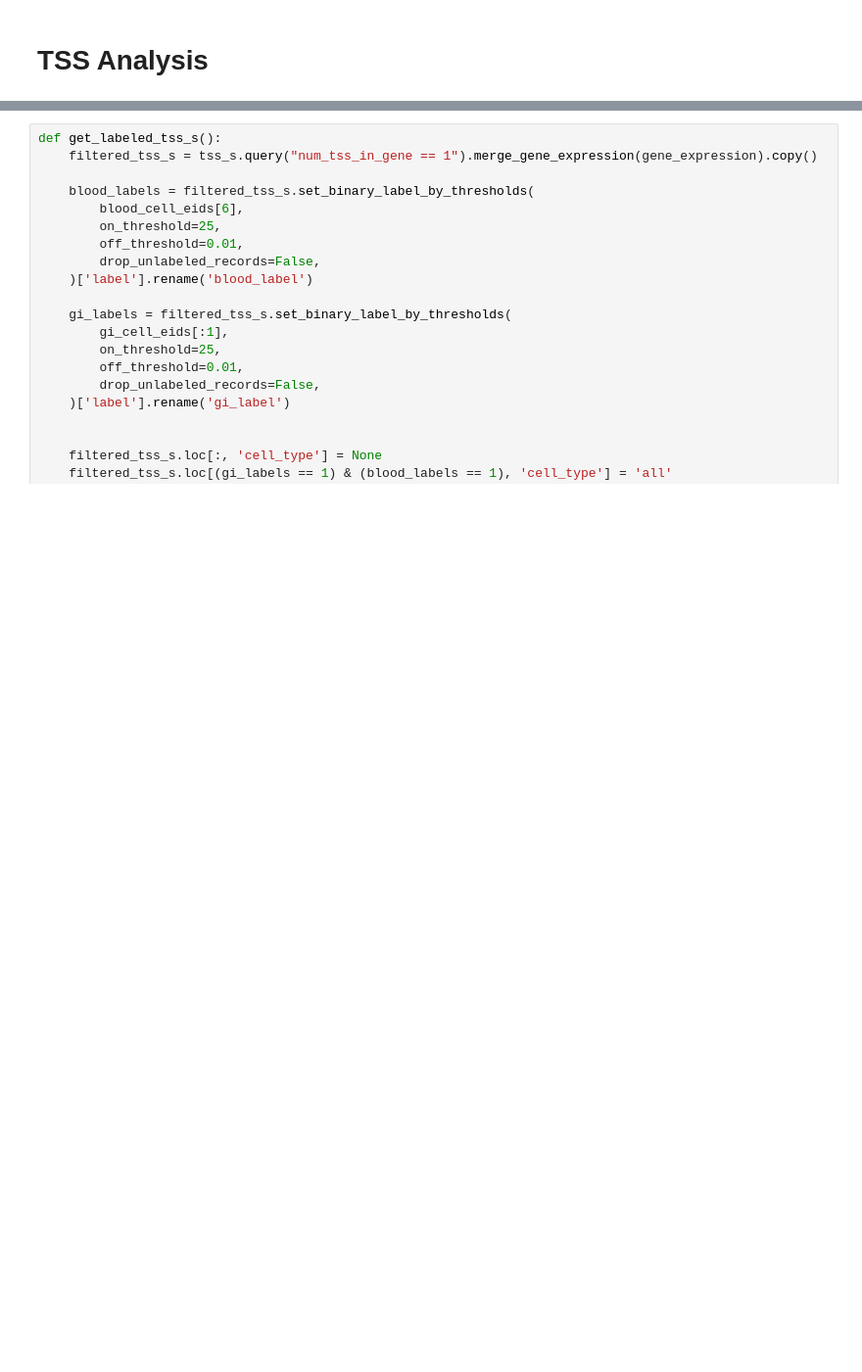
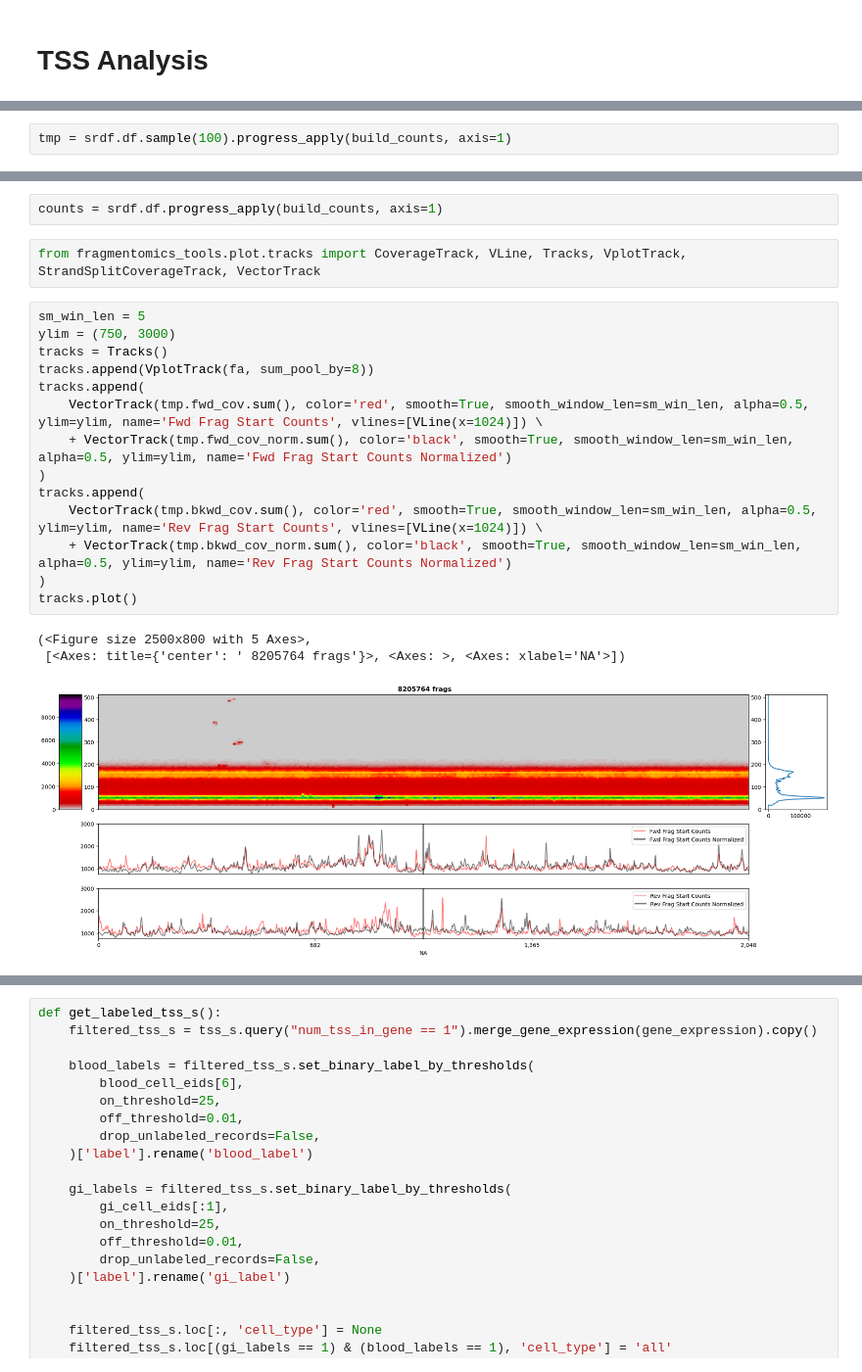
Before and after one commit to nboley/fragmentomics_tools, a Jupyter notebook: notebooks/karius/MVP_TSS_analysis.ipynb, the cells around one changed output, grey strips where cells are left out. Shown at 98% size. Cells and saved outputs as stored; diff of their text form; blank space fills up the shorter version.

```diff
--- a/notebooks/karius/MVP_TSS_analysis.ipynb
+++ b/notebooks/karius/MVP_TSS_analysis.ipynb
@@ -101,0 +226,2 @@ fa = merge_fragment_arrays(srdf.df.fragment_array)
+# %%
+tmp = srdf.df.sample(100).progress_apply(build_counts, axis=1)
@@ -101,0 +266,22 @@ fa = merge_fragment_arrays(srdf.df.fragment_array)
+# %%
+counts = srdf.df.progress_apply(build_counts, axis=1)
+# %%
+from fragmentomics_tools.plot.tracks import CoverageTrack, VLine, Tracks, VplotTrack, StrandSplitCoverageTrack, VectorTrack
+# %%
+sm_win_len = 5
+ylim = (750, 3000)
+tracks = Tracks()
+tracks.append(VplotTrack(fa, sum_pool_by=8))
+tracks.append(
+    VectorTrack(tmp.fwd_cov.sum(), color='red', smooth=True, smooth_window_len=sm_win_len, alpha=0.5, ylim=ylim, name='Fwd Frag Start Counts', vlines=[VLine(x=1024)]) \
+    + VectorTrack(tmp.fwd_cov_norm.sum(), color='black', smooth=True, smooth_window_len=sm_win_len, alpha=0.5, ylim=ylim, name='Fwd Frag Start Counts Normalized')
+)
+tracks.append(
+    VectorTrack(tmp.bkwd_cov.sum(), color='red', smooth=True, smooth_window_len=sm_win_len, alpha=0.5, ylim=ylim, name='Rev Frag Start Counts', vlines=[VLine(x=1024)]) \
+    + VectorTrack(tmp.bkwd_cov_norm.sum(), color='black', smooth=True, smooth_window_len=sm_win_len, alpha=0.5, ylim=ylim, name='Rev Frag Start Counts Normalized')
+)
+tracks.plot()
+# %% [output]
+(<Figure size 2500x800 with 5 Axes>,
+ [<Axes: title={'center': ' 8205764 frags'}>, <Axes: >, <Axes: xlabel='NA'>])
+[figure, added]
```
Also changed, not shown: parts of 24 cells of this notebook, 8 other files.
